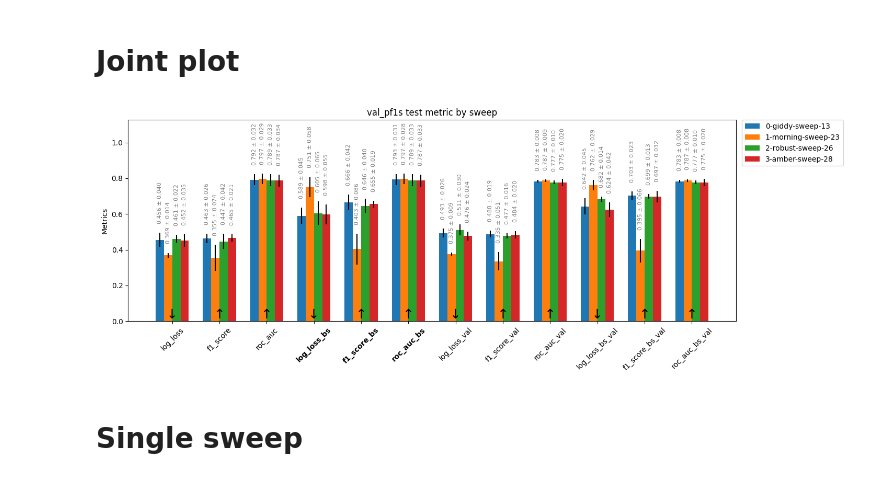
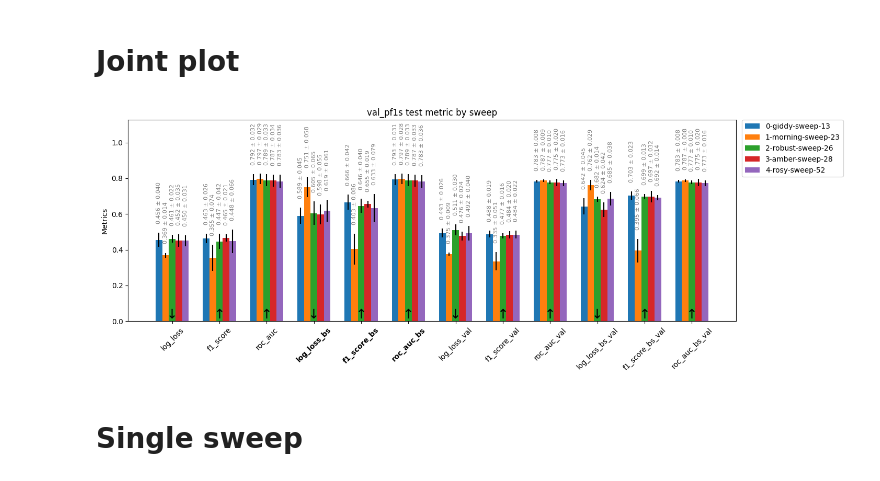
Before and after one commit to mkotyushev/visiomel-2023, a Jupyter notebook: src/notebooks/plot_nested_cv_results.ipynb, the cells around one changed output. Cells and saved outputs as stored; diff of their text form; code cells hidden in the pictures.

```diff
--- a/src/notebooks/plot_nested_cv_results.ipynb
+++ b/src/notebooks/plot_nested_cv_results.ipynb
@@ -34,7 +34,7 @@ sweep_names = [
     '1-morning-sweep-23',
     '2-robust-sweep-26',
     '3-amber-sweep-28',
-    # '4-rosy-sweep-52',
+    '4-rosy-sweep-52',
 ]
 metric_optimized = 'val_pf1s'
 
@@ -102,34 +102,34 @@ for i, metric_name in enumerate(sweep_results):
 ax.set_ylim([None, 1.3 * ax.get_ylim()[1]])
 
 ax.set_ylabel('Metrics')
 ax.set_title(f'{metric_optimized} test metric by sweep')
 ax.set_xticks(x)
 ax.set_xticklabels(sweep_results.keys())
 # rotate x tick labels
 for tick in ax.get_xticklabels():
     tick.set_rotation(45)
 # - underline '*bs' x tick label
 # - add arrow down to 'log_loss*' x tick label
 #   and arrow up to other x tick labels
 for label in ax.get_xticklabels():
     if label.get_text().endswith('bs'):
         label.set_fontweight('bold')
     if label.get_text().startswith('log_loss'):
         direction = '↓'
     else:
         direction = '↑'
     ax.annotate(
         direction,
         xy=(label.get_position()[0], label.get_position()[1]),
         ha='center',
         va='bottom',
         fontsize=18
     )
 # add legend outside of plot
 ax.legend(bbox_to_anchor=(1.01, 1), loc='upper left', borderaxespad=0.)
 plt.show()
 # %% [output]
-[figure, old version]
+[figure, new version]
 # %% [markdown]
 # Single sweep
 # %%
```
